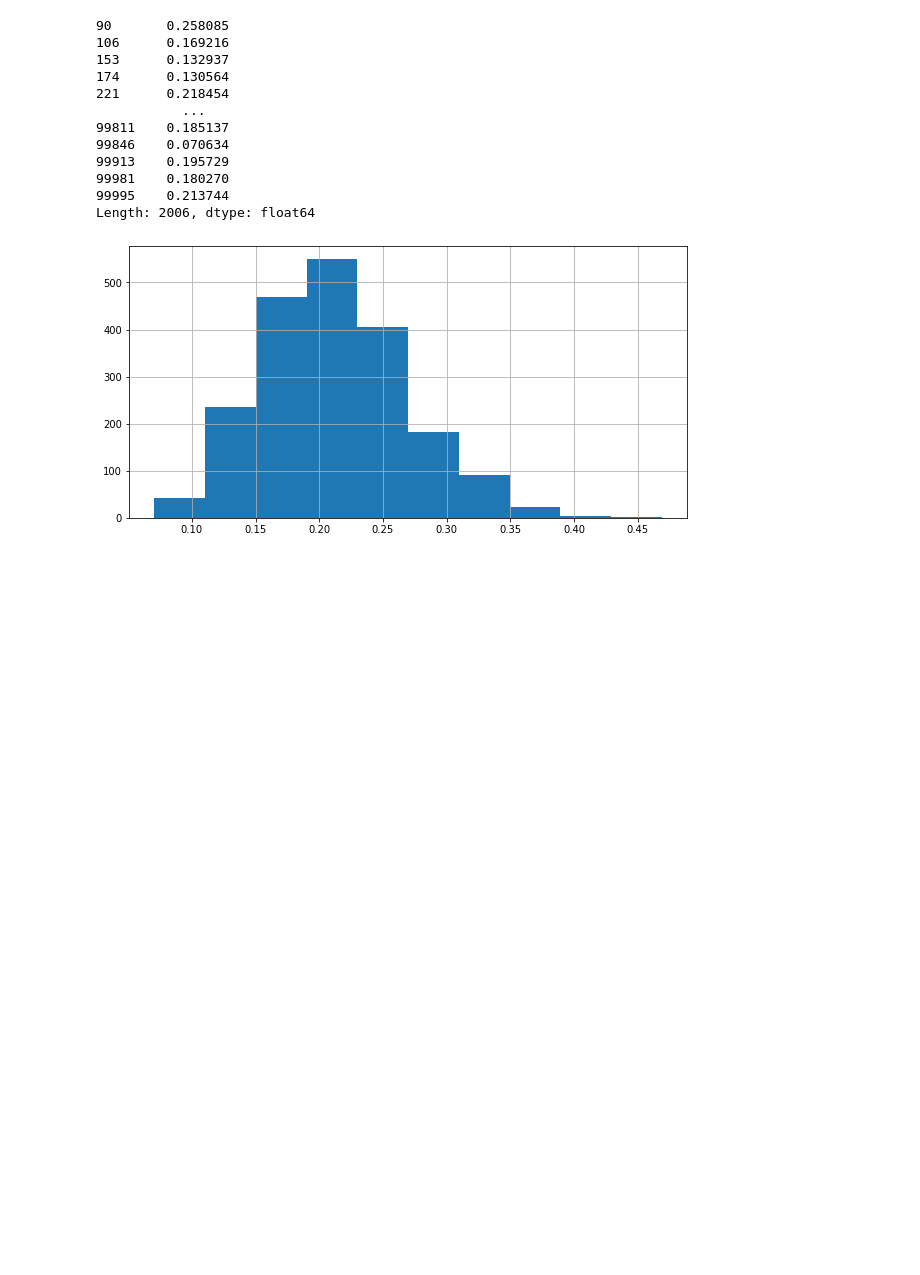
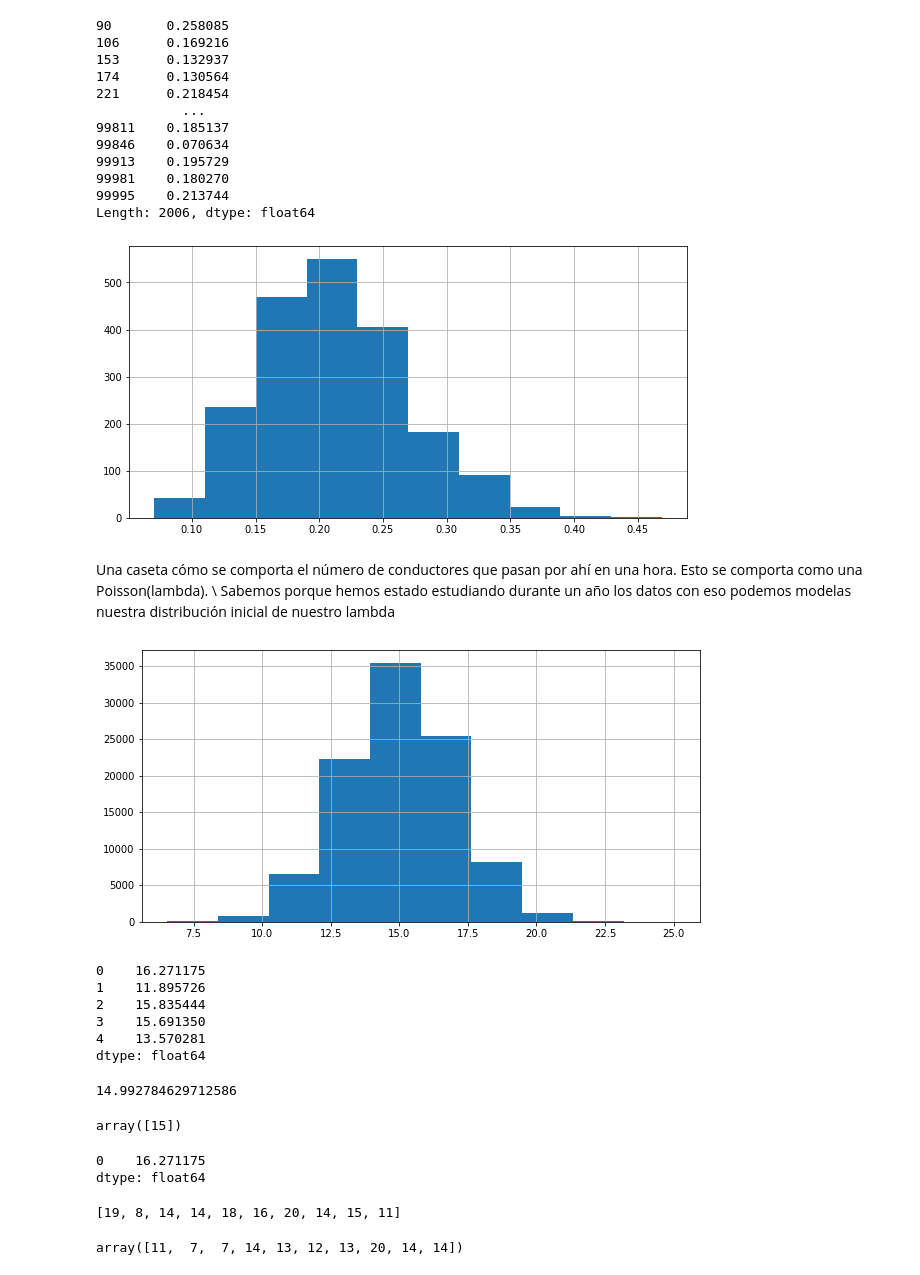
Before and after one commit to MacsEli/DocumentosDeClase, a Jupyter notebook: Bayesiana.ipynb, the cells around one changed output. Saved outputs shown, nothing was run; the diff lists cells and outputs as text; code cells hidden in the pictures; blank space fills up the shorter version.

```diff
--- a/Bayesiana.ipynb
+++ b/Bayesiana.ipynb
@@ -221,3 +262,28 @@ plt.figure(figsize=(10,5),facecolor='w')
 posterior.hist();
 # %% [output]
 [figure]
+# %% [markdown]
+Una caseta cómo se comporta el número de conductores que pasan por ahí en una hora. Esto se comporta como una Poisson(lambda). \\
+Sabemos porque hemos estado estudiando durante un año los datos con eso podemos modelas nuestra distribución inicial de nuestro lambda
+# %%
+n_draws = 100000
+prior = pd.Series(np.random.normal(15, 2, size=n_draws))
+# %%
+plt.figure(figsize=(10,5),facecolor='w')
+prior.hist()
+plt.show()
+# %% [output]
+[figure, added]
+# %%
+prior.head()
+# %% [output]
+0    16.271175
+1    11.895726
+2    15.835444
+3    15.691350
+4    13.570281
+dtype: float64
+# %%
+prior.mean()
+# %% [output]
+14.992784629712586
@@ -223,0 +298,13 @@ posterior.hist();
+# %%
+generative_model(prior.head(1).values)
+# %% [output]
+array([15])
+# %%
+prior.head(1)
+# %% [output]
+0    16.271175
+dtype: float64
+# %%
+pasaron[60:70]
+# %% [output]
+[19, 8, 14, 14, 18, 16, 20, 14, 15, 11]
@@ -223,0 +314,4 @@ posterior.hist();
+# %%
+np.random.poisson(13.483,10)
+# %% [output]
+array([11,  7,  7, 14, 13, 12, 13, 20, 14, 14])
```
Also changed, not shown: parts of 27 cells of this notebook.
